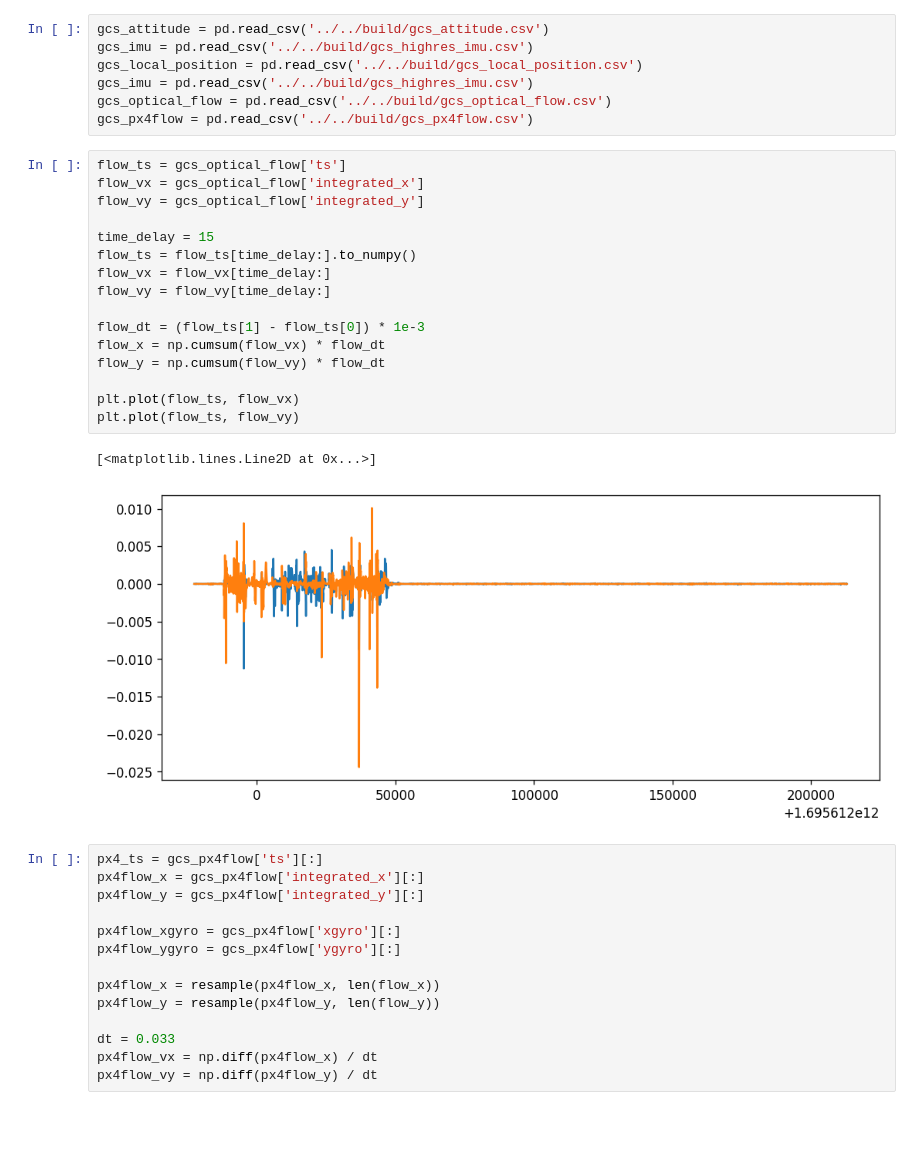
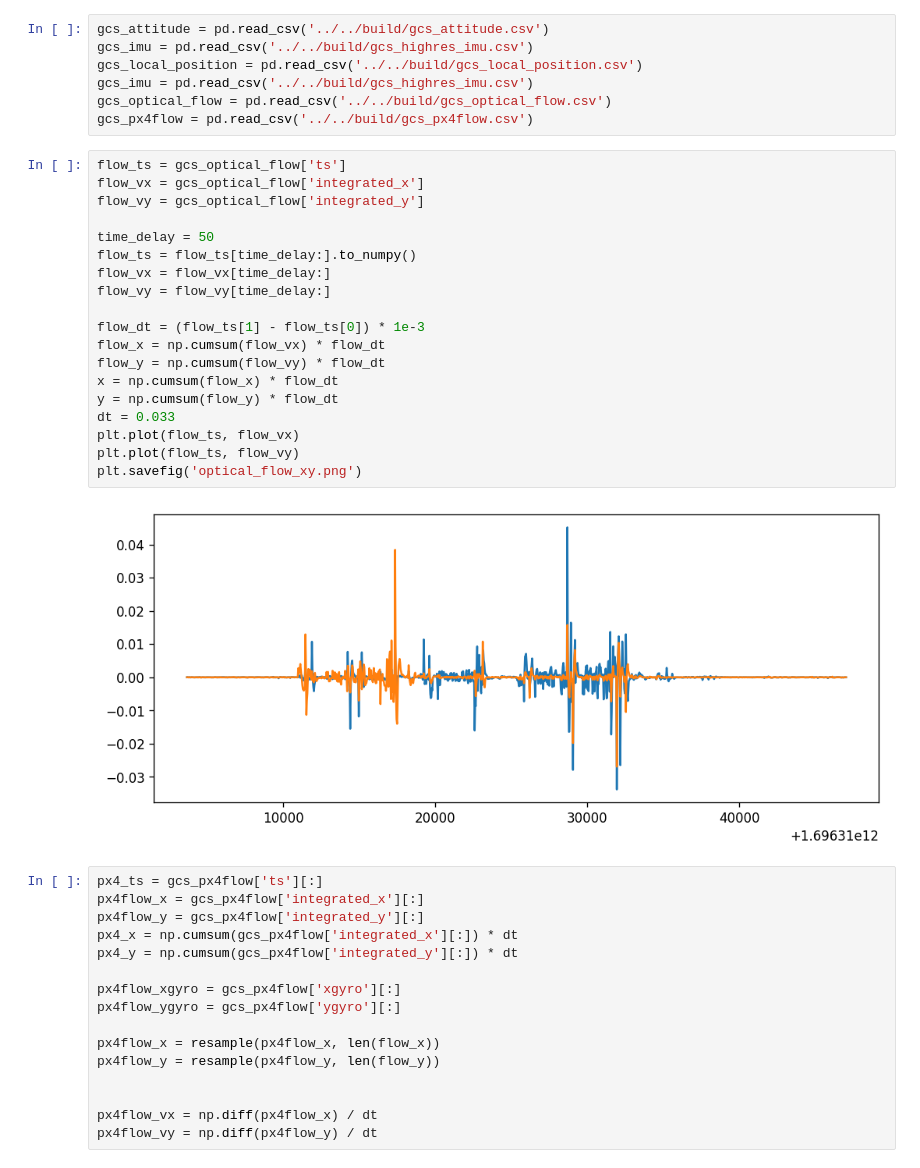
Before and after one commit to fsaulo/flow, a Jupyter notebook: examples/notebooks/Analysis.ipynb, the cells around one changed output. Saved outputs shown, nothing was run; the diff lists cells and outputs as text; blank space fills up the shorter version.

```diff
--- a/examples/notebooks/Analysis.ipynb
+++ b/examples/notebooks/Analysis.ipynb
@@ -17,26 +17,30 @@ gcs_px4flow = pd.read_csv('../../build/gcs_px4flow.csv')
 # %%
 flow_ts = gcs_optical_flow['ts']
 flow_vx = gcs_optical_flow['integrated_x']
 flow_vy = gcs_optical_flow['integrated_y']
 
-time_delay = 15
+time_delay = 50
 flow_ts = flow_ts[time_delay:].to_numpy()
 flow_vx = flow_vx[time_delay:]
 flow_vy = flow_vy[time_delay:]
 
 flow_dt = (flow_ts[1] - flow_ts[0]) * 1e-3
 flow_x = np.cumsum(flow_vx) * flow_dt
 flow_y = np.cumsum(flow_vy) * flow_dt
-
+x = np.cumsum(flow_x) * flow_dt
+y = np.cumsum(flow_y) * flow_dt
+dt = 0.033
 plt.plot(flow_ts, flow_vx)
 plt.plot(flow_ts, flow_vy)
+plt.savefig('optical_flow_xy.png')
 # %% [output]
-[<matplotlib.lines.Line2D at 0x...>]
-[figure, old version]
+[figure, new version]
 # %%
 px4_ts = gcs_px4flow['ts'][:]
 px4flow_x = gcs_px4flow['integrated_x'][:]
 px4flow_y = gcs_px4flow['integrated_y'][:]
+px4_x = np.cumsum(gcs_px4flow['integrated_x'][:]) * dt
+px4_y = np.cumsum(gcs_px4flow['integrated_y'][:]) * dt
 
 px4flow_xgyro = gcs_px4flow['xgyro'][:]
 px4flow_ygyro = gcs_px4flow['ygyro'][:]
@@ -44,7 +48,7 @@ px4flow_ygyro = gcs_px4flow['ygyro'][:]
 px4flow_x = resample(px4flow_x, len(flow_x))
 px4flow_y = resample(px4flow_y, len(flow_y))
 
-dt = 0.033
+
 px4flow_vx = np.diff(px4flow_x) / dt
 px4flow_vy = np.diff(px4flow_y) / dt
 # %%
```
Also changed, not shown: parts of 4 cells of this notebook, 7 other files.
